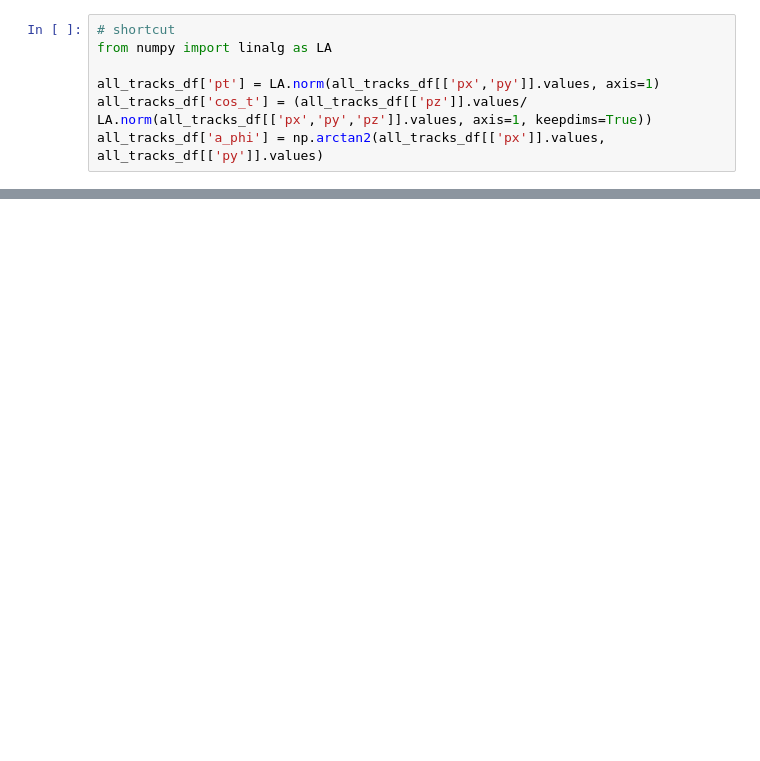
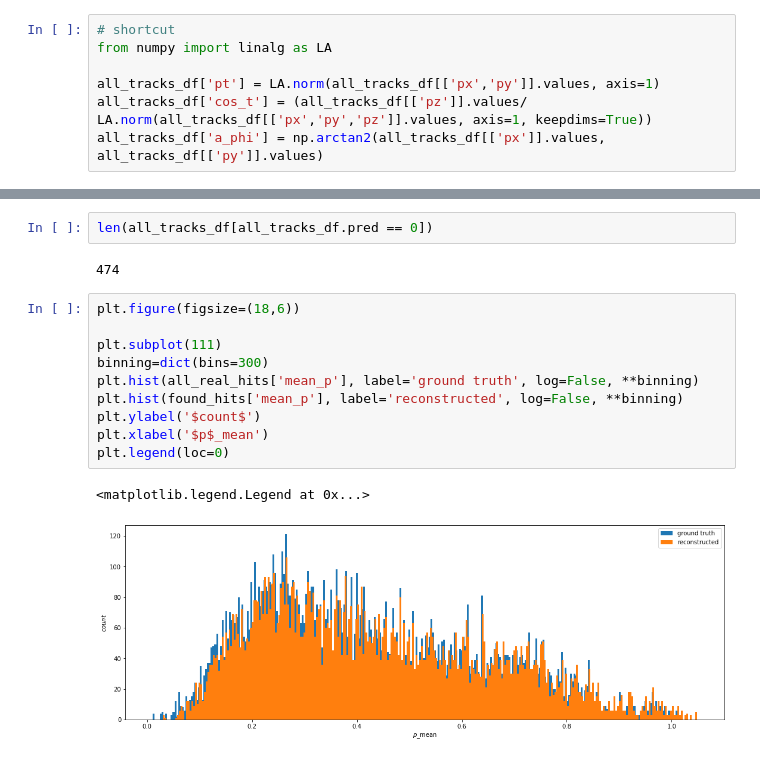
Before and after one commit to t3hseus/ariadne, a Jupyter notebook: notebooks/graph_train_evaluation.ipynb, the cells around one changed output, grey strips where cells are left out. Drawn from its saved outputs; the diff is of its cells as text; blank space fills up the shorter version.

```diff
--- a/notebooks/graph_train_evaluation.ipynb
+++ b/notebooks/graph_train_evaluation.ipynb
@@ -634,0 +422,17 @@ draw_for_col(events_real, events_pred_true, 'multiplicity', 'multiplicity',20000
+# %%
+len(all_tracks_df[all_tracks_df.pred == 0])
+# %% [output]
+474
+# %%
+plt.figure(figsize=(18,6))
+
+plt.subplot(111)
+binning=dict(bins=300)
+plt.hist(all_real_hits['mean_p'], label='ground truth', log=False, **binning)
+plt.hist(found_hits['mean_p'], label='reconstructed', log=False, **binning)
+plt.ylabel('$count$')
+plt.xlabel('$p$_mean')
+plt.legend(loc=0)
+# %% [output]
+<matplotlib.legend.Legend at 0x...>
+[figure, added]
```
Also changed, not shown: parts of 26 cells of this notebook, 38 other files.
